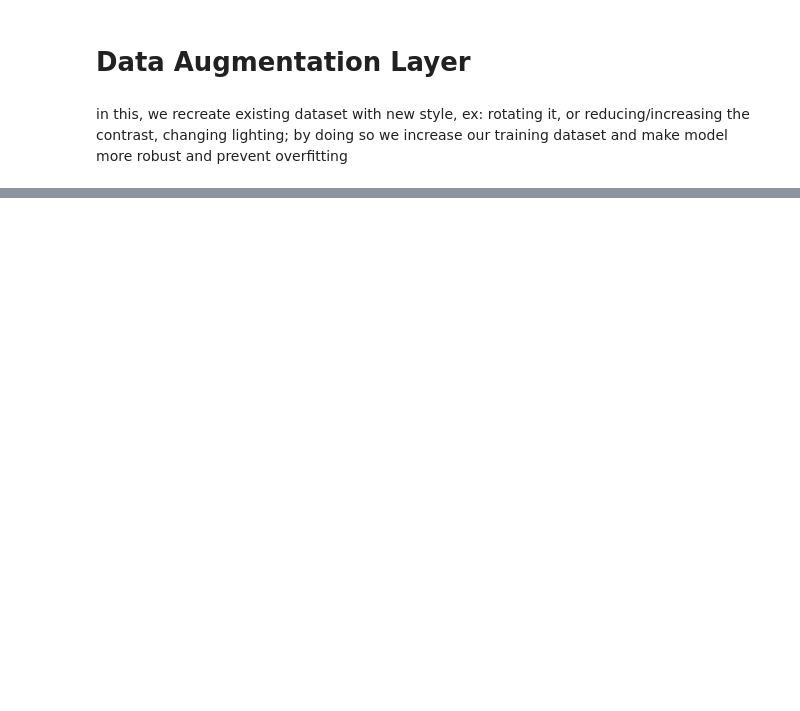
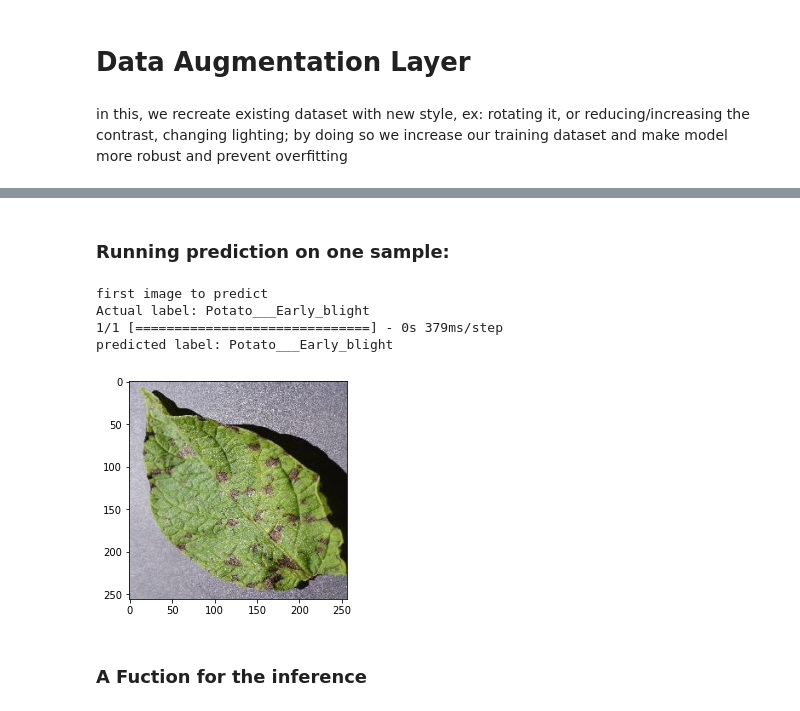
Before and after one commit to SiddharthaVarshney/potato-Leaf-Classification, a Jupyter notebook: tf_data_Dataset.ipynb, the cells around one changed output, grey strips where cells are left out. Cells and saved outputs as stored; diff of their text form; code cells hidden in the pictures; blank space fills up the shorter version.

```diff
--- a/tf_data_Dataset.ipynb
+++ b/tf_data_Dataset.ipynb
@@ -24,3 +24,7 @@ class_names = data.class_names
 len(data)
 # %% [output]
 68
+# %%
+for image_batch, labels_batch in data.take(1):
+    print(image_batch.shape)
+    print(labels_batch.numpy()) # to convert tensor to numpy
@@ -104,0 +244,23 @@ in this, we recreate existing dataset with new style, ex: rotating it, or reduci
+# %% [markdown]
+### Running prediction on one sample:
+# %%
+import numpy as np
+for image_batch, labels_batch in data.take(1):
+
+    first_image = image_batch[0].numpy().astype("uint8")
+    first_label = labels_batch[0].numpy()
+
+    print("first image to predict")
+    plt.imshow(first_image)
+    print(f"Actual label: {class_names[first_label]}")
+
+    batch_prediction = model.predict(image_batch)
+    print(f"predicted label: {class_names[np.argmax(batch_prediction[0])]}") # As softmax returns probability to each class, hence classified class would be the one having the most probability
+# %% [output]
+first image to predict
+Actual label: Potato___Early_blight
+1/1 [==============================] - 0s 379ms/step
+predicted label: Potato___Early_blight
+[figure, added]
+# %% [markdown]
+### A Fuction for the inference
```
Also changed, not shown: parts of 28 cells of this notebook, 5 other files.
